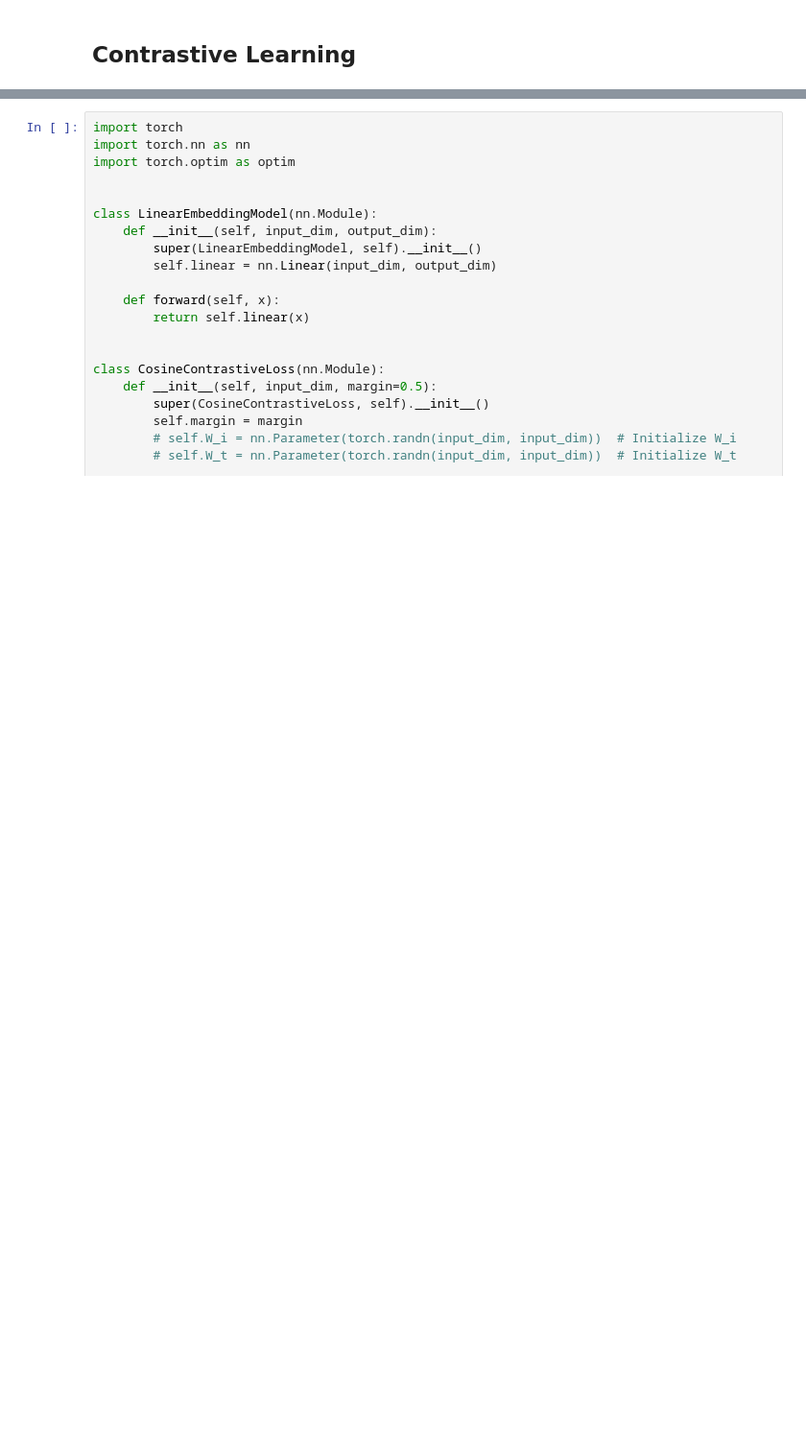
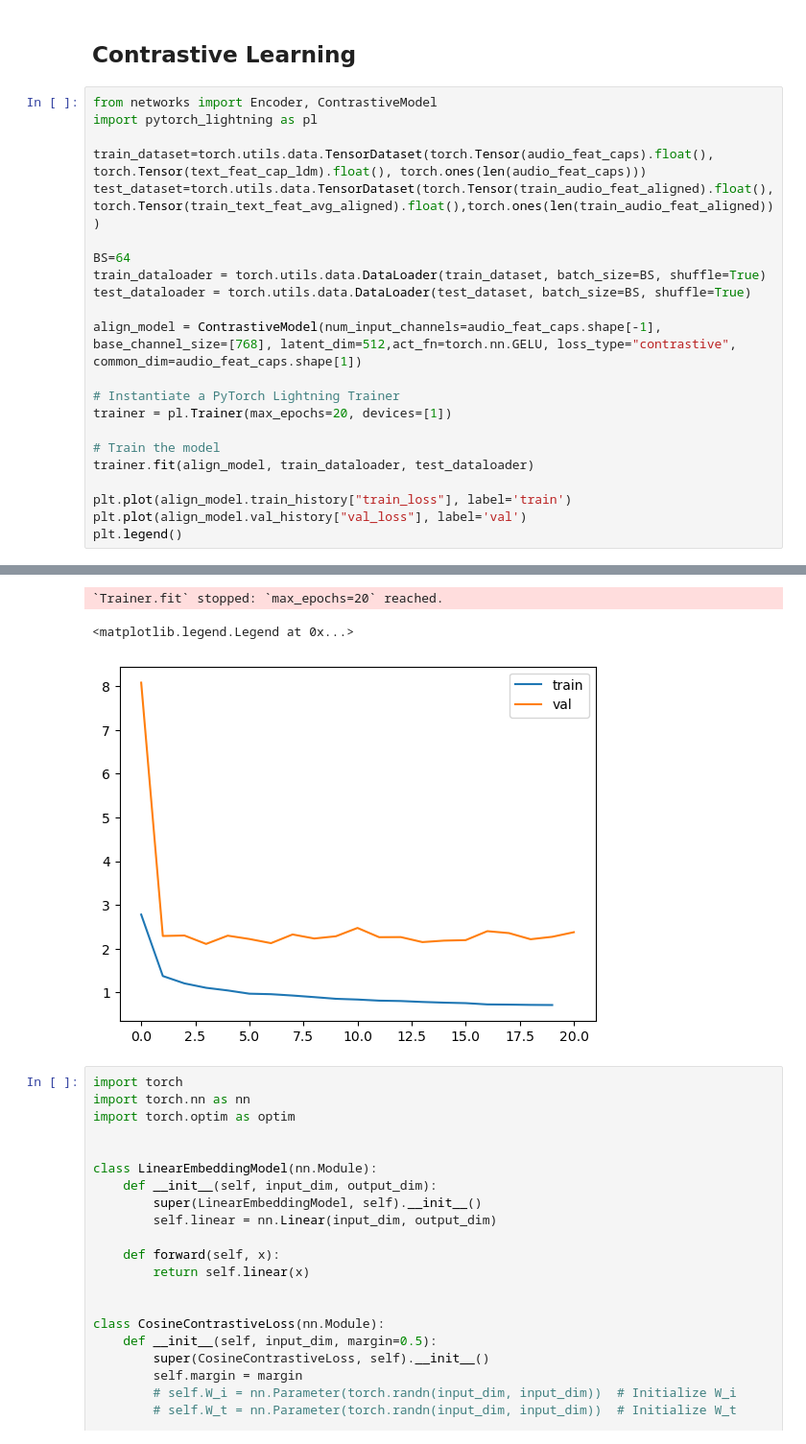
Before and after one commit to mattciff5/genre-to-fmri, a Jupyter notebook: AudioGen.ipynb, the cells around one changed output, grey strips where cells are left out. Shown at 96% size. Drawn from its saved outputs; the diff is of its cells as text; blank space fills up the shorter version.

```diff
--- a/AudioGen.ipynb
+++ b/AudioGen.ipynb
@@ -621,2 +621,25 @@ Epoch [1000/1000], Loss: 0.0010671389754861593
 # %% [markdown]
 ## Contrastive Learning
+# %%
+from networks import Encoder, ContrastiveModel
+import pytorch_lightning as pl
+
+train_dataset=torch.utils.data.TensorDataset(torch.Tensor(audio_feat_caps).float(), torch.Tensor(text_feat_cap_ldm).float(), torch.ones(len(audio_feat_caps)))
+test_dataset=torch.utils.data.TensorDataset(torch.Tensor(train_audio_feat_aligned).float(), torch.Tensor(train_text_feat_avg_aligned).float(),torch.ones(len(train_audio_feat_aligned)))
+
+BS=64
+train_dataloader = torch.utils.data.DataLoader(train_dataset, batch_size=BS, shuffle=True)
+test_dataloader = torch.utils.data.DataLoader(test_dataset, batch_size=BS, shuffle=True)
+
+align_model = ContrastiveModel(num_input_channels=audio_feat_caps.shape[-1], base_channel_size=[768], latent_dim=512,act_fn=torch.nn.GELU, loss_type="contrastive", common_dim=audio_feat_caps.shape[1])
+
+# Instantiate a PyTorch Lightning Trainer
+trainer = pl.Trainer(max_epochs=20, devices=[1])
+
+# Train the model
+trainer.fit(align_model, train_dataloader, test_dataloader)
+
+plt.plot(align_model.train_history["train_loss"], label='train')
+plt.plot(align_model.val_history["val_loss"], label='val')
+plt.legend()
+# %% [output]
@@ -623,3 +660,6 @@ Epoch [1000/1000], Loss: 0.0010671389754861593
+`Trainer.fit` stopped: `max_epochs=20` reached.
+<matplotlib.legend.Legend at 0x...>
+[figure, added]
 # %%
 import torch
 import torch.nn as nn
```
Also changed, not shown: parts of 9 cells of this notebook, 12 other files.
